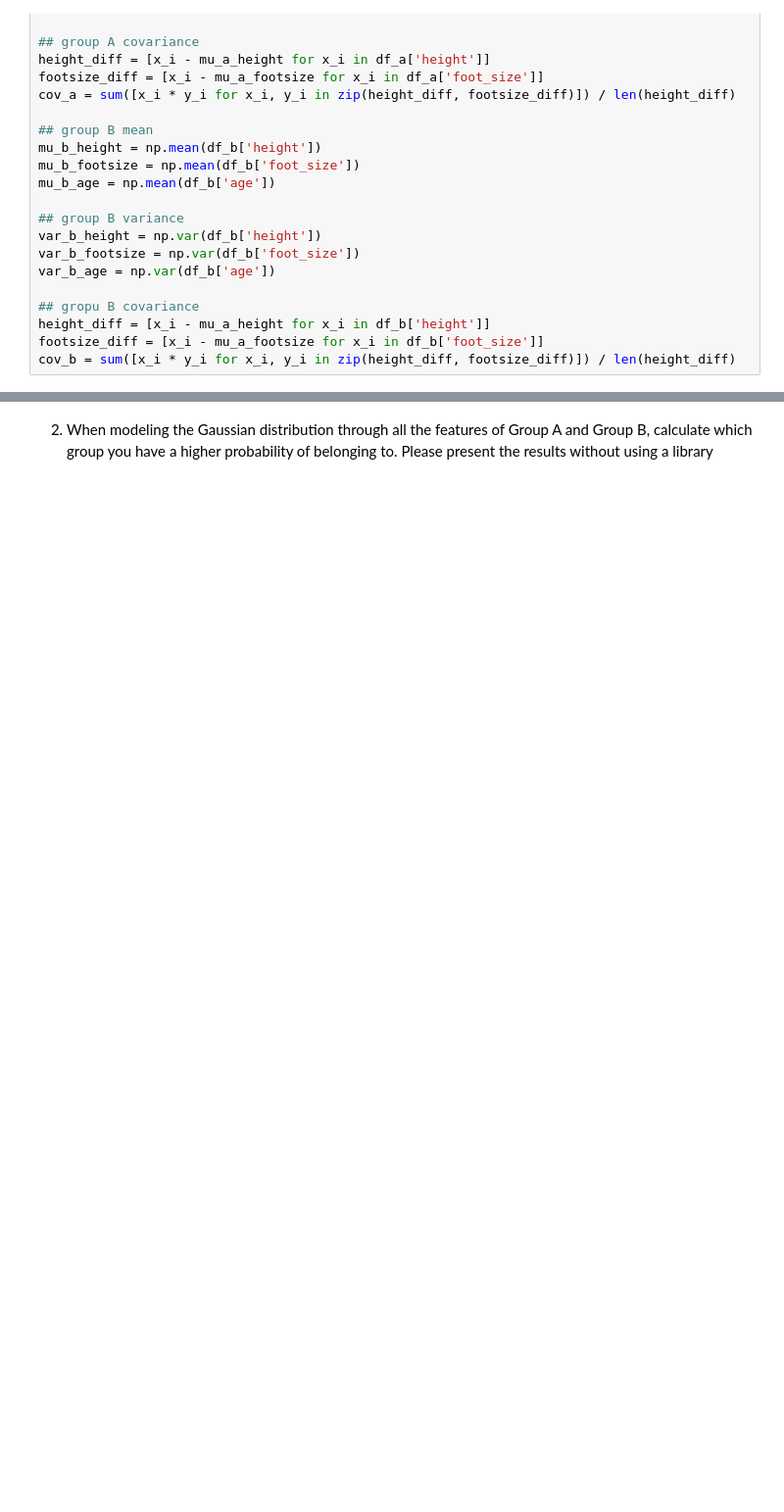
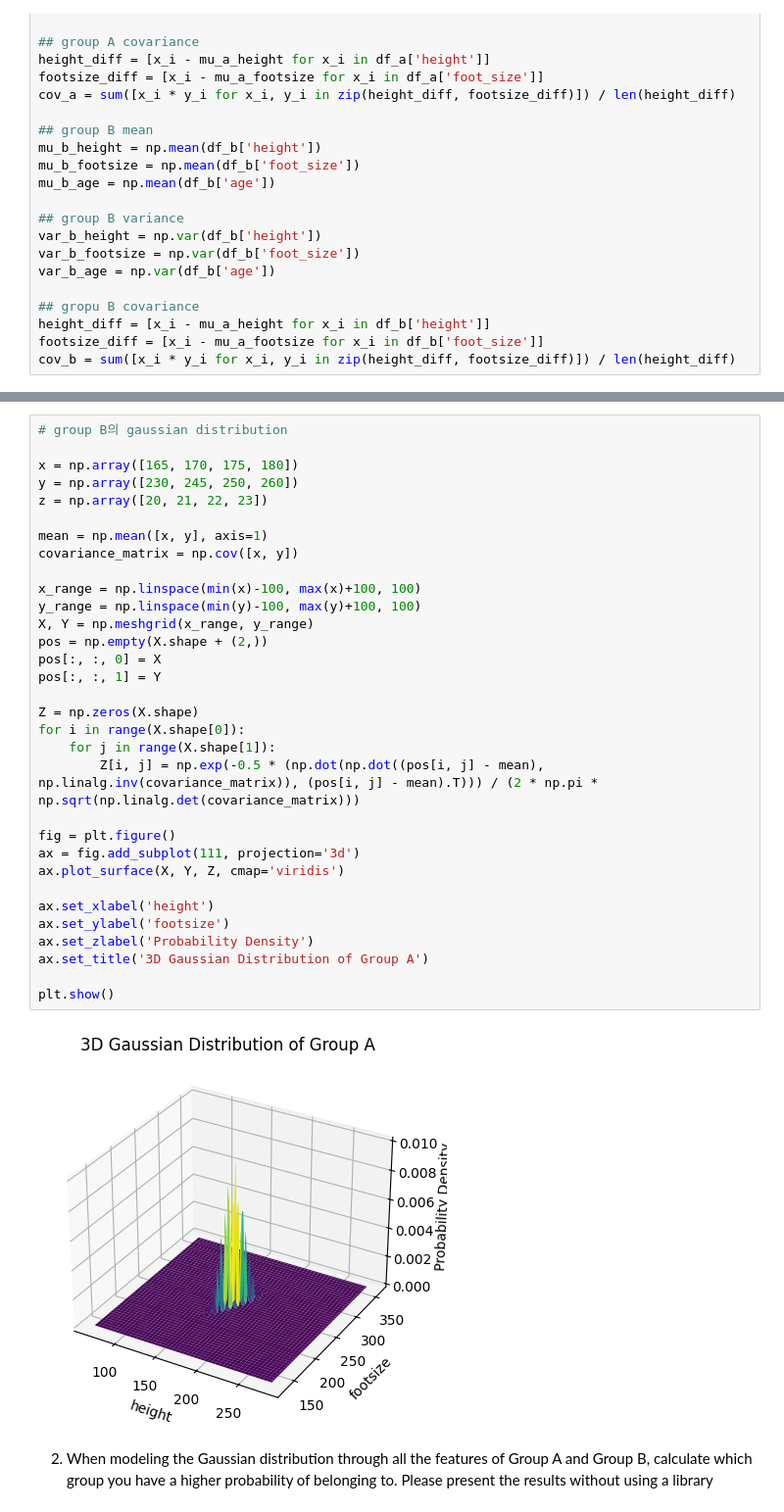
Before and after one commit to hongseoi/python_prac, a Jupyter notebook: 24-1/gausian.ipynb, the cells around one changed output, grey strips where cells are left out. Shown at 98% size. Cells and saved outputs as stored; diff of their text form; blank space fills up the shorter version.

```diff
--- a/24-1/gausian.ipynb
+++ b/24-1/gausian.ipynb
@@ -127,3 +145,37 @@ plt.show()
+# %%
+# group B의 gaussian distribution
+
+x = np.array([165, 170, 175, 180])
+y = np.array([230, 245, 250, 260])
+z = np.array([20, 21, 22, 23])
+
+mean = np.mean([x, y], axis=1)
+covariance_matrix = np.cov([x, y])
+
+x_range = np.linspace(min(x)-100, max(x)+100, 100)
+y_range = np.linspace(min(y)-100, max(y)+100, 100)
+X, Y = np.meshgrid(x_range, y_range)
+pos = np.empty(X.shape + (2,))
+pos[:, :, 0] = X
+pos[:, :, 1] = Y
+
+Z = np.zeros(X.shape)
+for i in range(X.shape[0]):
+    for j in range(X.shape[1]):
+        Z[i, j] = np.exp(-0.5 * (np.dot(np.dot((pos[i, j] - mean), np.linalg.inv(covariance_matrix)), (pos[i, j] - mean).T))) / (2 * np.pi * np.sqrt(np.linalg.det(covariance_matrix)))
+
+fig = plt.figure()
+ax = fig.add_subplot(111, projection='3d')
+ax.plot_surface(X, Y, Z, cmap='viridis')
+
+ax.set_xlabel('height')
+ax.set_ylabel('footsize')
+ax.set_zlabel('Probability Density')
+ax.set_title('3D Gaussian Distribution of Group A')
+
+plt.show()
+# %% [output]
+[figure, added]
 # %% [markdown]
 2. When modeling the Gaussian distribution through all the features of Group A and Group
 B, calculate which group you have a higher probability of belonging to. Please present the
```
Also changed, not shown: parts of 11 cells of this notebook.
